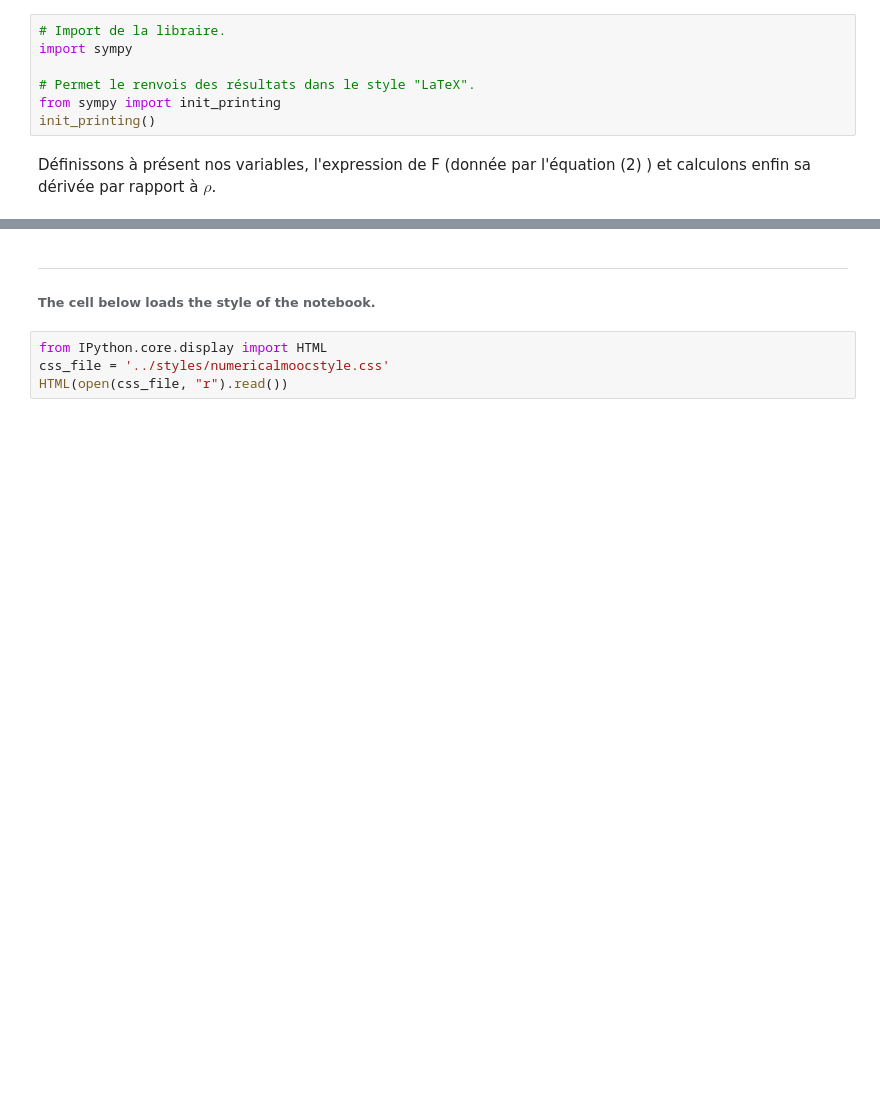
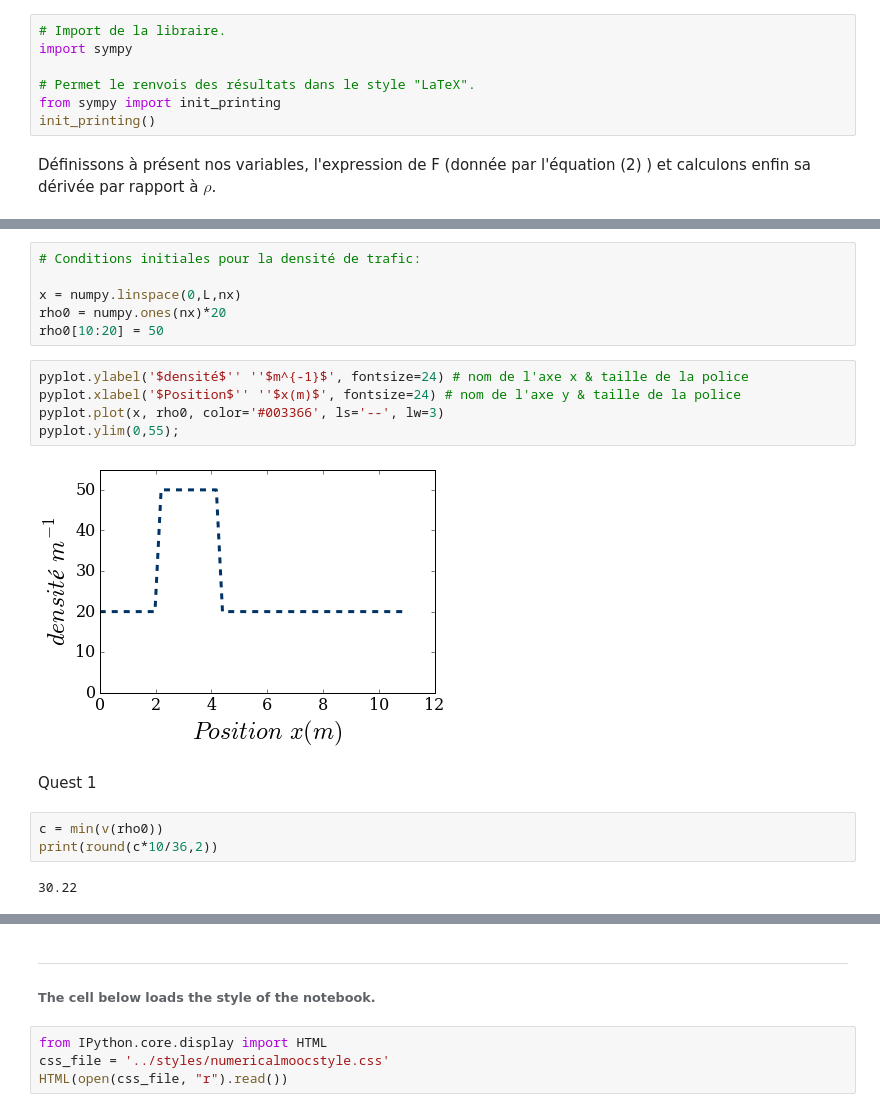
Before and after one commit to ServranckxChristophe/numerical-mooc, a Jupyter notebook: working/Traffic_Flow.ipynb, the cells around one changed output, grey strips where cells are left out. Cells and saved outputs as stored; diff of their text form; blank space fills up the shorter version.

```diff
--- a/working/Traffic_Flow.ipynb
+++ b/working/Traffic_Flow.ipynb
@@ -253,0 +506,20 @@ pyplot.ylim(0,100);
+# %%
+# Conditions initiales pour la densité de trafic:
+
+x = numpy.linspace(0,L,nx)
+rho0 = numpy.ones(nx)*20
+rho0[10:20] = 50
+# %%
+pyplot.ylabel('$densité$'' ''$m^{-1}$', fontsize=24) # nom de l'axe x & taille de la police
+pyplot.xlabel('$Position$'' ''$x(m)$', fontsize=24) # nom de l'axe y & taille de la police
+pyplot.plot(x, rho0, color='#003366', ls='--', lw=3)
+pyplot.ylim(0,55);
+# %% [output]
+[figure, added]
+# %% [markdown]
+Quest 1
+# %%
+c = min(v(rho0))
+print(round(c*10/36,2))
+# %% [output]
+30.22
```
Also changed, not shown: parts of 84 cells of this notebook.
